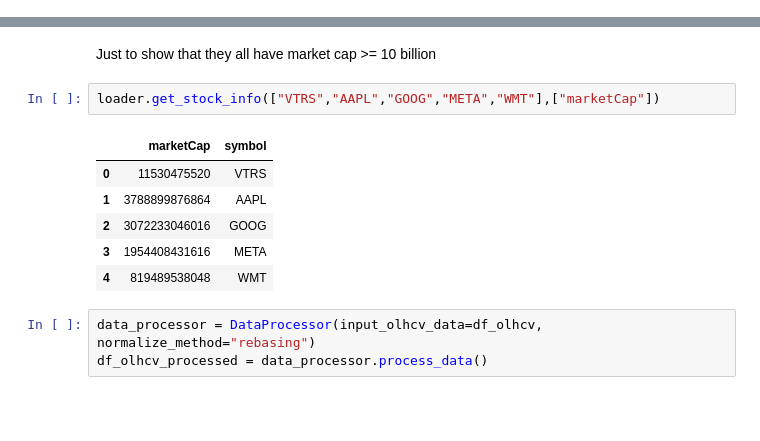
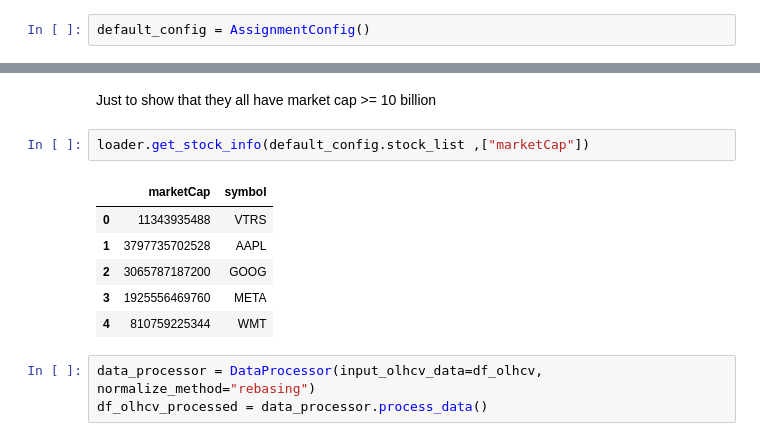
Before and after one commit to whanyu1212/ft5009-assignment2, a Jupyter notebook: notebook/scratchpad.ipynb, the cells around one changed output, grey strips where cells are left out. Drawn from its saved outputs; the diff is of its cells as text; blank space fills up the shorter version.

```diff
--- a/notebook/scratchpad.ipynb
+++ b/notebook/scratchpad.ipynb
@@ -19,2 +24,4 @@ from src.index import IndexBuilder
+# %%
+default_config = AssignmentConfig()
 # %%
 loader = YFinanceLoader()
@@ -49,14 +56,14 @@ df_olhcv
 # %% [markdown]
 Just to show that they all have market cap >= 10 billion
 # %%
-loader.get_stock_info(["VTRS","AAPL","GOOG","META","WMT"],["marketCap"])
+loader.get_stock_info(default_config.stock_list ,["marketCap"])
 # %% [output]
 |  | marketCap | symbol |
-| 0 | 11530475520 | VTRS |
-| 1 | 3788899876864 | AAPL |
-| 2 | 3072233046016 | GOOG |
-| 3 | 1954408431616 | META |
-| 4 | 819489538048 | WMT |
+| 0 | 11343935488 | VTRS |
+| 1 | 3797735702528 | AAPL |
+| 2 | 3065787187200 | GOOG |
+| 3 | 1925556469760 | META |
+| 4 | 810759225344 | WMT |
 # %%
 data_processor = DataProcessor(input_olhcv_data=df_olhcv, normalize_method="rebasing")
 df_olhcv_processed = data_processor.process_data()
```
Also changed, not shown: parts of 32 cells of this notebook, 5 other files.
